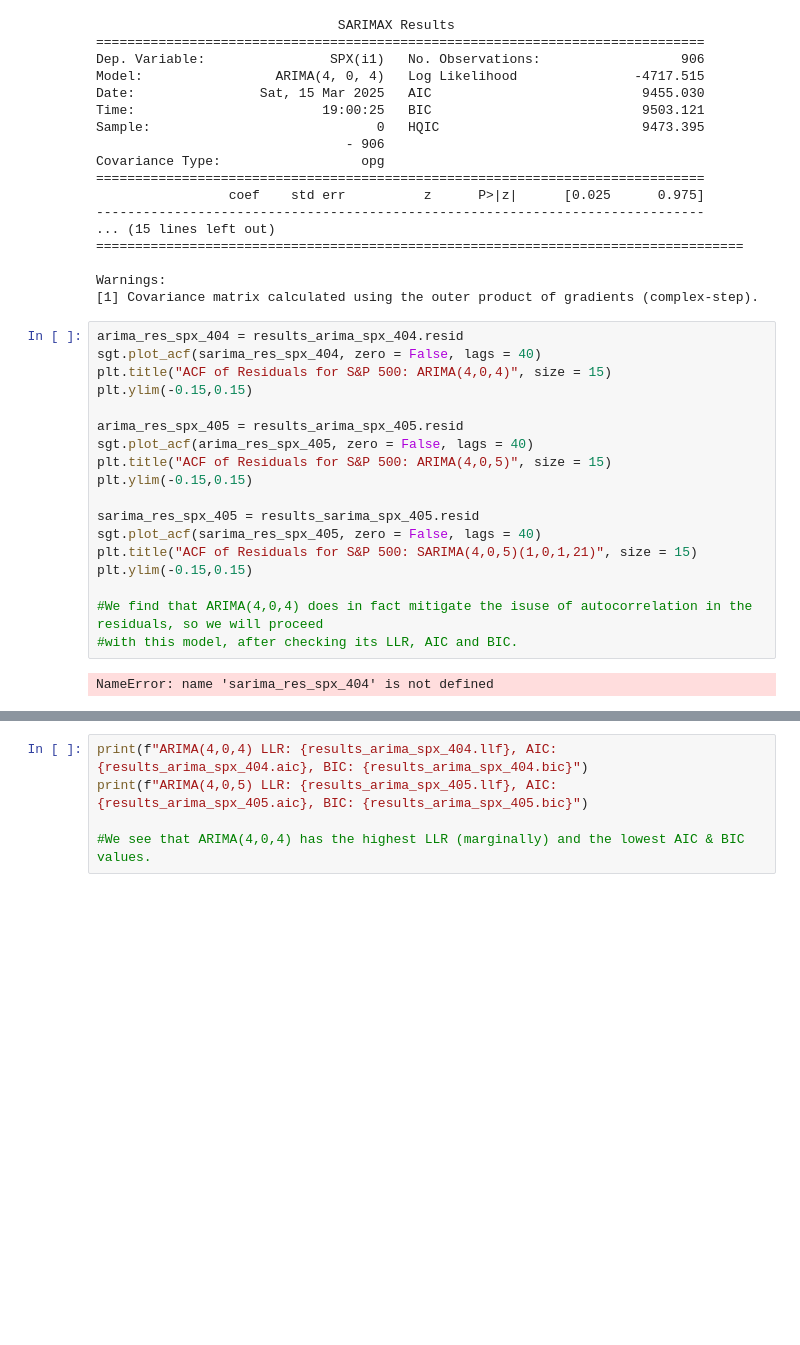
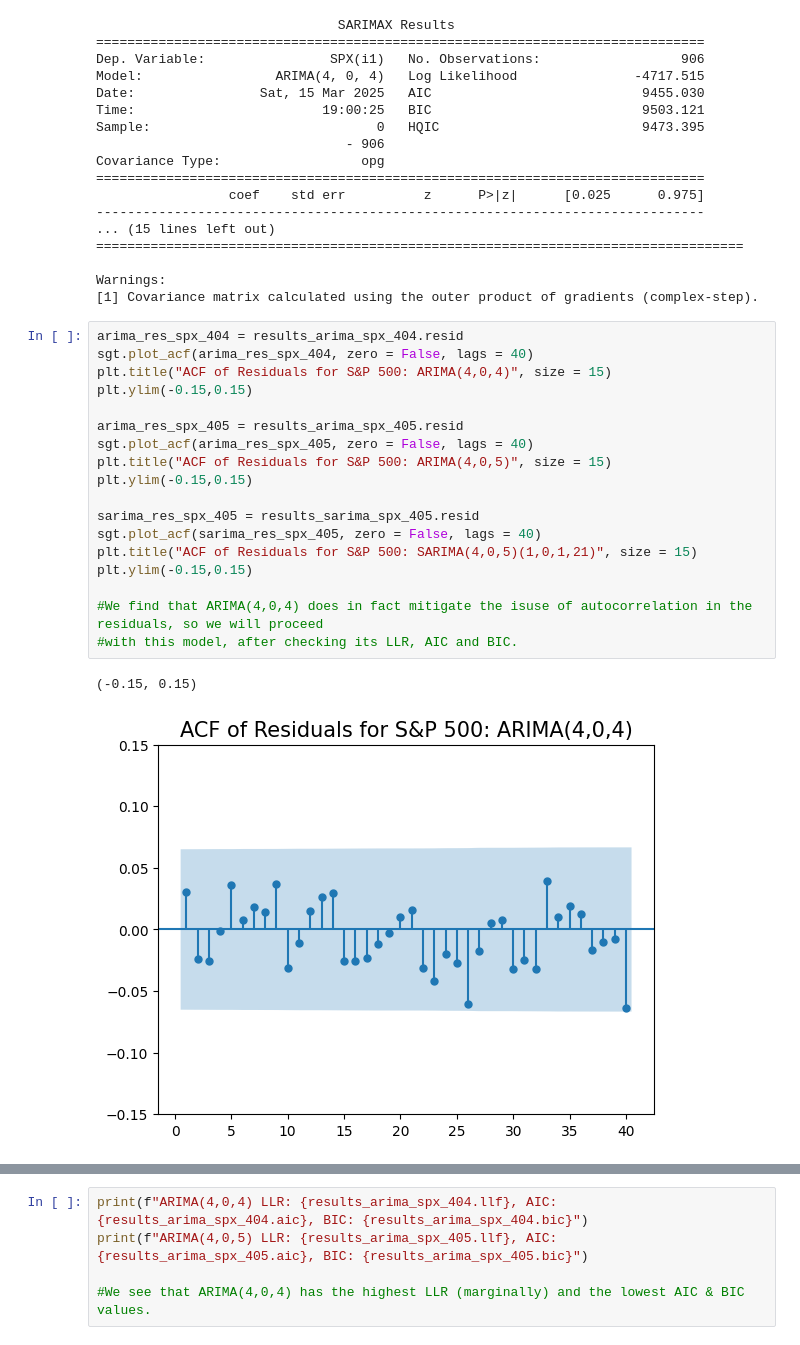
Before and after one commit to hivan04/spx_price_forecast, a Jupyter notebook: Notebooks/2. model_training_spx.ipynb, the cells around one changed output, grey strips where cells are left out. Cells and saved outputs as stored; diff of their text form; blank space fills up the shorter version.

```diff
--- a/Notebooks/2. model_training_spx.ipynb
+++ b/Notebooks/2. model_training_spx.ipynb
@@ -792,21 +797,22 @@ Warnings:
 [1] Covariance matrix calculated using the outer product of gradients (complex-step).
 # %%
 arima_res_spx_404 = results_arima_spx_404.resid
-sgt.plot_acf(sarima_res_spx_404, zero = False, lags = 40)
+sgt.plot_acf(arima_res_spx_404, zero = False, lags = 40)
 plt.title("ACF of Residuals for S&P 500: ARIMA(4,0,4)", size = 15)
 plt.ylim(-0.15,0.15)
 
 arima_res_spx_405 = results_arima_spx_405.resid
 sgt.plot_acf(arima_res_spx_405, zero = False, lags = 40)
 plt.title("ACF of Residuals for S&P 500: ARIMA(4,0,5)", size = 15)
 plt.ylim(-0.15,0.15)
 
 sarima_res_spx_405 = results_sarima_spx_405.resid
 sgt.plot_acf(sarima_res_spx_405, zero = False, lags = 40)
 plt.title("ACF of Residuals for S&P 500: SARIMA(4,0,5)(1,0,1,21)", size = 15)
 plt.ylim(-0.15,0.15)
 
 #We find that ARIMA(4,0,4) does in fact mitigate the isuse of autocorrelation in the residuals, so we will proceed
 #with this model, after checking its LLR, AIC and BIC.
 # %% [output]
-NameError: name 'sarima_res_spx_404' is not defined
+(-0.15, 0.15)
+[figure, added]
```
Also changed, not shown: parts of 15 cells of this notebook.
